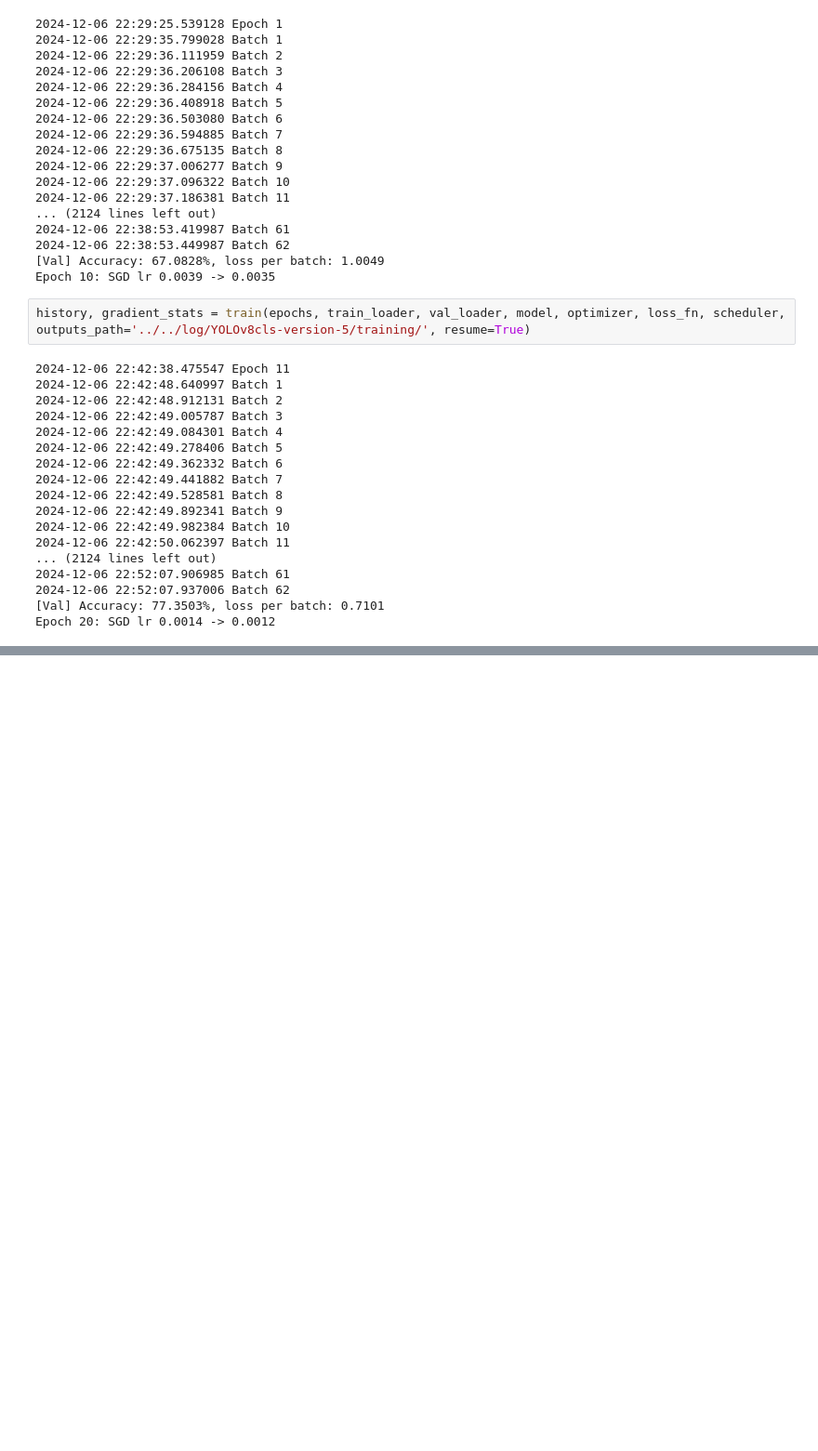
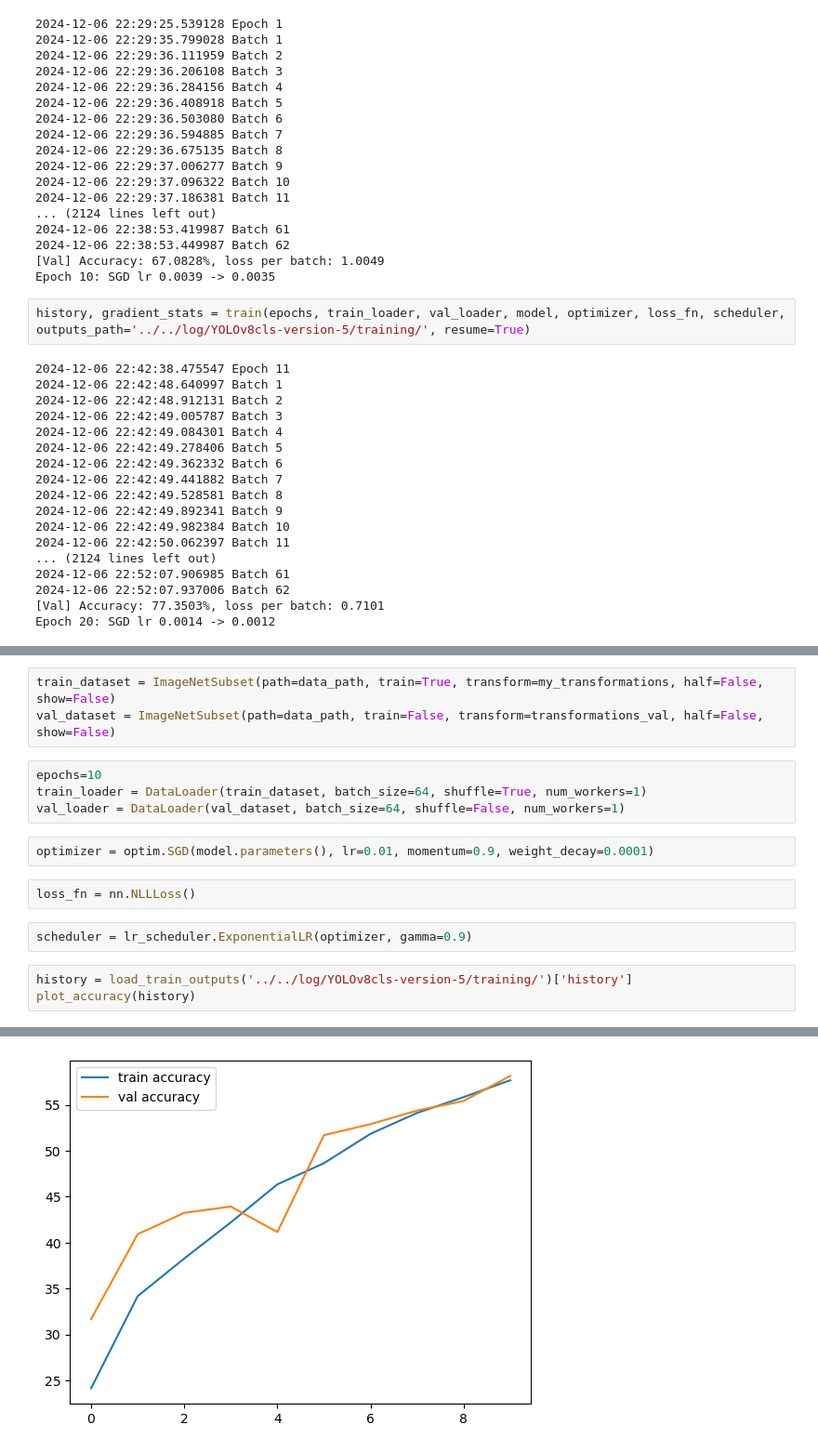
Before and after one commit to vvvvvaves/yolov2-to-yolov8, a Jupyter notebook: Backbone experiments/YOLOv8s-cls Path/Version 5/Training.ipynb, the cells around one changed output, grey strips where cells are left out. Shown: that part at 93% size. Saved outputs shown, nothing was run; the diff lists cells and outputs as text; blank space fills up the shorter version.

```diff
--- a/Backbone experiments/YOLOv8s-cls Path/Version 5/Training.ipynb
+++ b/Backbone experiments/YOLOv8s-cls Path/Version 5/Training.ipynb
@@ -135,0 +145,17 @@ Epoch 20: SGD lr 0.0014 -> 0.0012
+# %%
+train_dataset = ImageNetSubset(path=data_path, train=True, transform=my_transformations, half=False, show=False)
+val_dataset = ImageNetSubset(path=data_path, train=False, transform=transformations_val, half=False, show=False)
+# %%
+epochs=10
+train_loader = DataLoader(train_dataset, batch_size=64, shuffle=True, num_workers=1)
+val_loader = DataLoader(val_dataset, batch_size=64, shuffle=False, num_workers=1)
+# %%
+optimizer = optim.SGD(model.parameters(), lr=0.01, momentum=0.9, weight_decay=0.0001)
+# %%
+loss_fn = nn.NLLLoss()
+# %%
+scheduler = lr_scheduler.ExponentialLR(optimizer, gamma=0.9)
+# %%
+history = load_train_outputs('../../log/YOLOv8cls-version-5/training/')['history']
+plot_accuracy(history)
+# %% [output]
@@ -135,0 +163 @@ Epoch 20: SGD lr 0.0014 -> 0.0012
+[figure, added]
```
Also changed, not shown: parts of 9 cells of this notebook, 5 other files.
